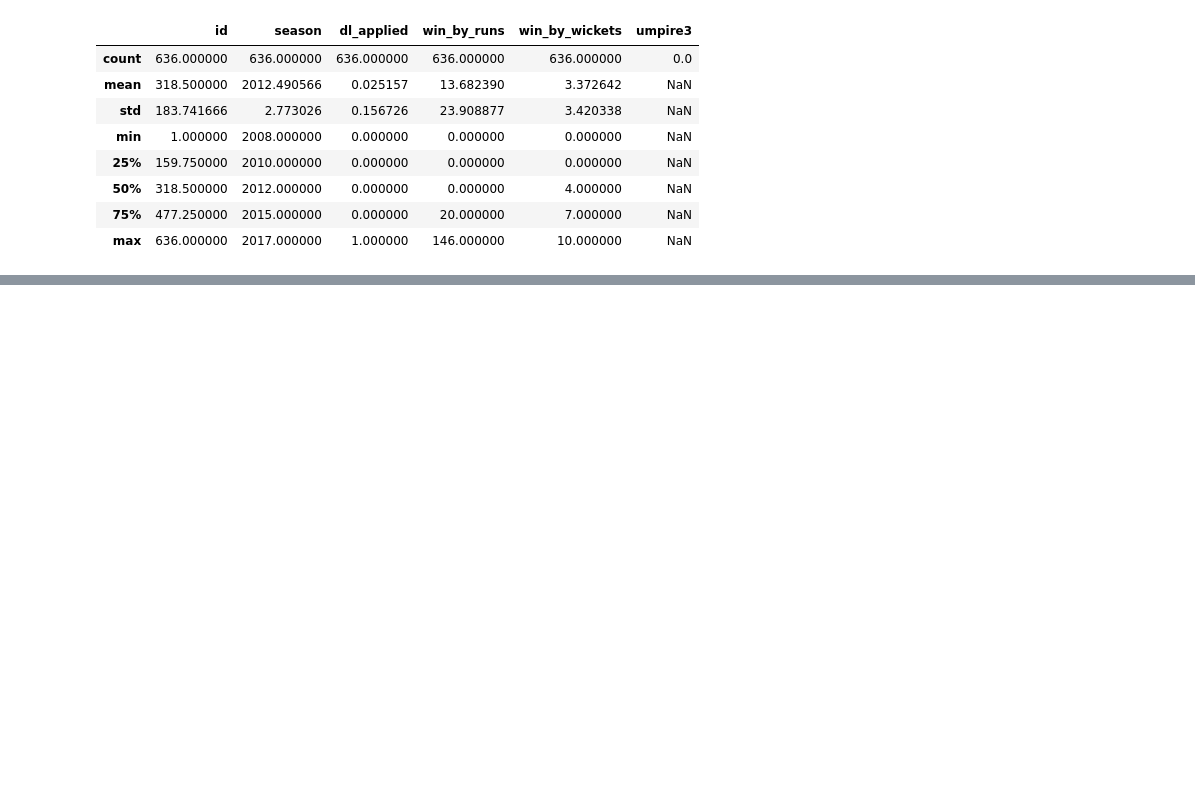
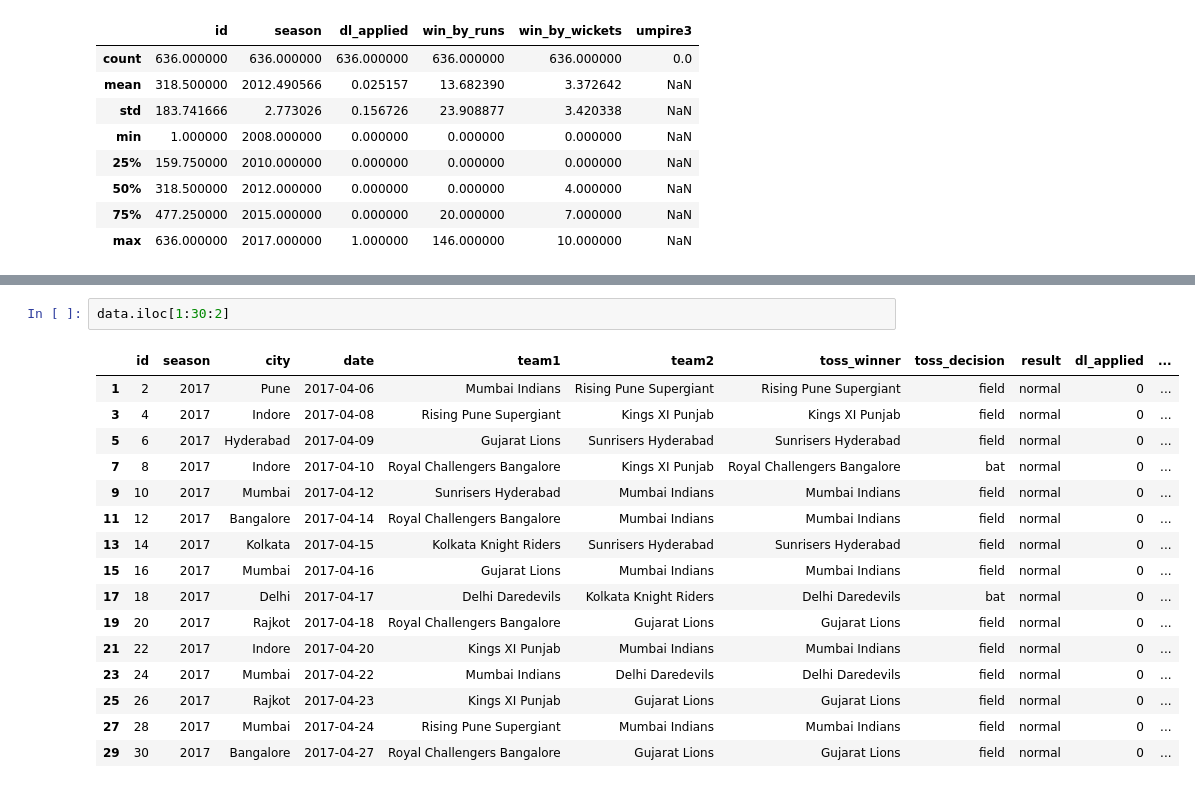
Before and after one commit to somaananta/learn_AI_with_som, a Jupyter notebook: iplanalysis.ipynb, the cells around one changed output, grey strips where cells are left out. Saved outputs shown, nothing was run; the diff lists cells and outputs as text; blank space fills up the shorter version.

```diff
--- a/iplanalysis.ipynb
+++ b/iplanalysis.ipynb
@@ -77,0 +145,19 @@ data.describe()
+# %%
+data.iloc[1:30:2]
+# %% [output]
+|  | id | season | city | date | team1 | team2 | toss_winner | toss_decision | result | dl_applied | ... |
+| 1 | 2 | 2017 | Pune | 2017-04-06 | Mumbai Indians | Rising Pune Supergiant | Rising Pune Supergiant | field | normal | 0 | ... |
+| 3 | 4 | 2017 | Indore | 2017-04-08 | Rising Pune Supergiant | Kings XI Punjab | Kings XI Punjab | field | normal | 0 | ... |
+| 5 | 6 | 2017 | Hyderabad | 2017-04-09 | Gujarat Lions | Sunrisers Hyderabad | Sunrisers Hyderabad | field | normal | 0 | ... |
+| 7 | 8 | 2017 | Indore | 2017-04-10 | Royal Challengers Bangalore | Kings XI Punjab | Royal Challengers Bangalore | bat | normal | 0 | ... |
+| 9 | 10 | 2017 | Mumbai | 2017-04-12 | Sunrisers Hyderabad | Mumbai Indians | Mumbai Indians | field | normal | 0 | ... |
+| 11 | 12 | 2017 | Bangalore | 2017-04-14 | Royal Challengers Bangalore | Mumbai Indians | Mumbai Indians | field | normal | 0 | ... |
+| 13 | 14 | 2017 | Kolkata | 2017-04-15 | Kolkata Knight Riders | Sunrisers Hyderabad | Sunrisers Hyderabad | field | normal | 0 | ... |
+| 15 | 16 | 2017 | Mumbai | 2017-04-16 | Gujarat Lions | Mumbai Indians | Mumbai Indians | field | normal | 0 | ... |
+| 17 | 18 | 2017 | Delhi | 2017-04-17 | Delhi Daredevils | Kolkata Knight Riders | Delhi Daredevils | bat | normal | 0 | ... |
+| 19 | 20 | 2017 | Rajkot | 2017-04-18 | Royal Challengers Bangalore | Gujarat Lions | Gujarat Lions | field | normal | 0 | ... |
+| 21 | 22 | 2017 | Indore | 2017-04-20 | Kings XI Punjab | Mumbai Indians | Mumbai Indians | field | normal | 0 | ... |
+| 23 | 24 | 2017 | Mumbai | 2017-04-22 | Mumbai Indians | Delhi Daredevils | Delhi Daredevils | field | normal | 0 | ... |
+| 25 | 26 | 2017 | Rajkot | 2017-04-23 | Kings XI Punjab | Gujarat Lions | Gujarat Lions | field | normal | 0 | ... |
+| 27 | 28 | 2017 | Mumbai | 2017-04-24 | Rising Pune Supergiant | Mumbai Indians | Mumbai Indians | field | normal | 0 | ... |
+| 29 | 30 | 2017 | Bangalore | 2017-04-27 | Royal Challengers Bangalore | Gujarat Lions | Gujarat Lions | field | normal | 0 | ... |
```
Also changed, not shown: parts of 7 cells of this notebook.
